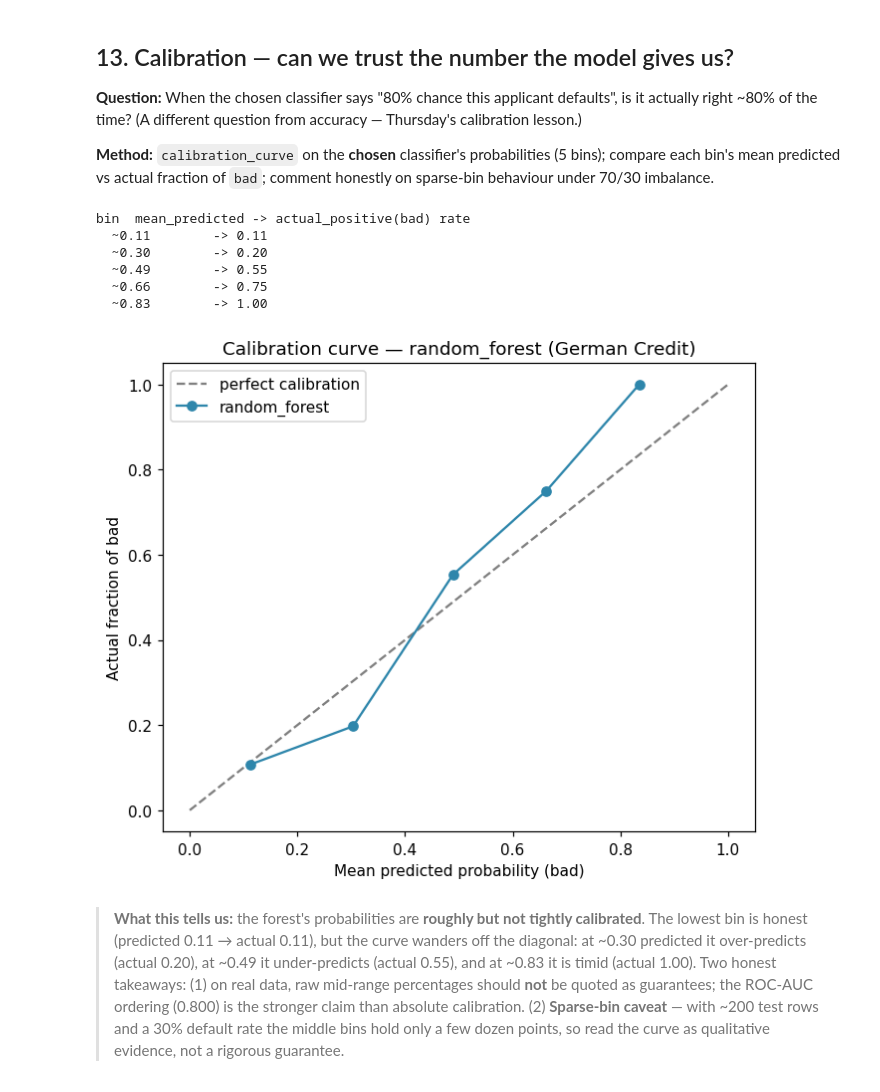
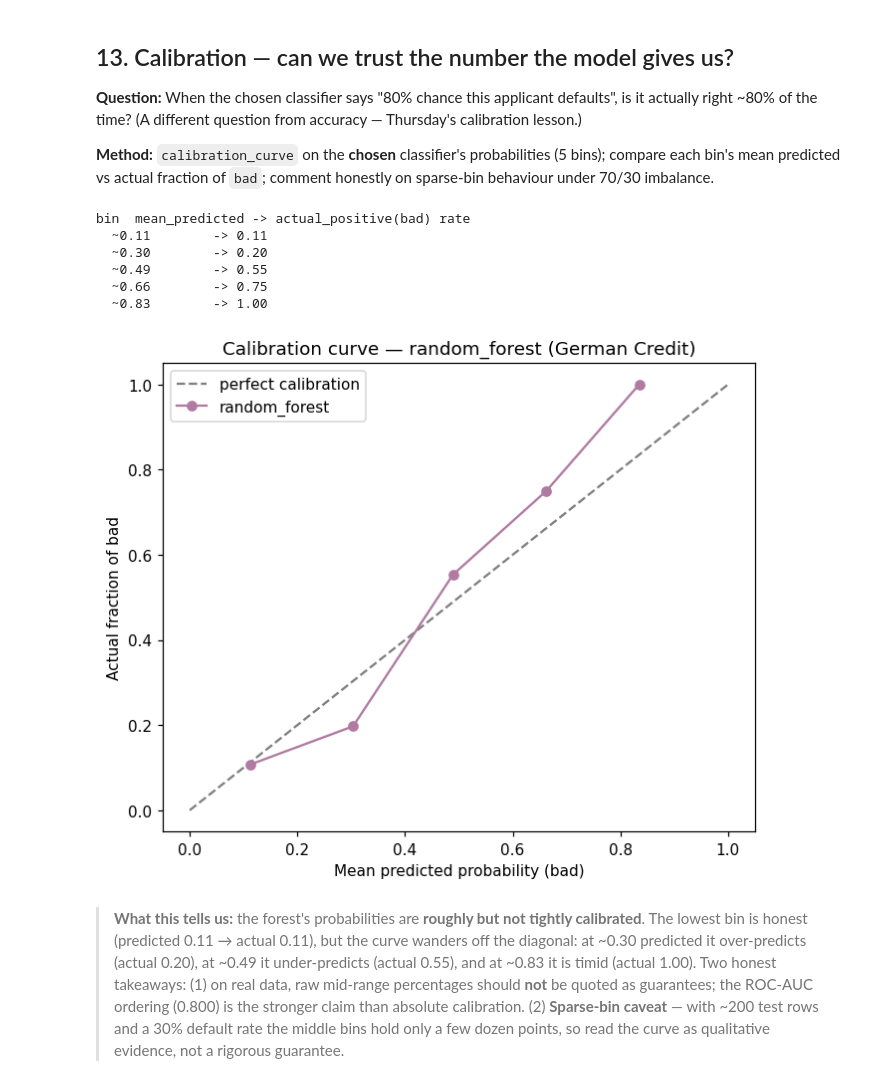
Before and after one commit to memoona-zahur/Real-Data-Practice_German-Credit-Dataset, a Jupyter notebook: german_credit_practice.ipynb, the cells around one changed output. Saved outputs shown, nothing was run; the diff lists cells and outputs as text; code cells hidden in the pictures.

```diff
--- a/german_credit_practice.ipynb
+++ b/german_credit_practice.ipynb
@@ -763,26 +763,26 @@ plt.show()
 # %%
 prob_true, prob_pred = calibration_curve(y_test, prob_chosen, n_bins=5, strategy="uniform")
 print("bin  mean_predicted -> actual_positive(bad) rate")
 for t, p in zip(prob_true, prob_pred):
     print(f"  ~{p:.2f}        -> {t:.2f}")
 
 fig, ax = plt.subplots(figsize=(6, 5), layout="constrained")
 ax.plot([0, 1], [0, 1], ls="--", color="gray", label="perfect calibration")
-ax.plot(prob_pred, prob_true, "o-", color="#2E86AB", label=choose)
+ax.plot(prob_pred, prob_true, "o-", color="#B07AA1", label=choose)
 ax.set_xlabel("Mean predicted probability (bad)")
 ax.set_ylabel("Actual fraction of bad")
 ax.set_title(f"Calibration curve — {choose} (German Credit)")
 ax.legend()
 fig.savefig("charts/chart_calibration_curve.png", dpi=150)
 plt.show()
 # %% [output]
 bin  mean_predicted -> actual_positive(bad) rate
   ~0.11        -> 0.11
   ~0.30        -> 0.20
   ~0.49        -> 0.55
   ~0.66        -> 0.75
   ~0.83        -> 1.00
-[figure, old version]
+[figure, new version]
 # %% [markdown]
 > **What this tells us:** the forest's probabilities are **roughly but not tightly calibrated**. The lowest bin is honest (predicted 0.11 → actual 0.11), but the curve wanders off the diagonal: at ~0.30 predicted it over-predicts (actual 0.20), at ~0.49 it under-predicts (actual 0.55), and at ~0.83 it is timid (actual 1.00). Two honest takeaways: (1) on real data, raw mid-range percentages should **not** be quoted as guarantees; the ROC-AUC ordering (0.800) is the stronger claim than absolute calibration. (2) **Sparse-bin caveat** — with ~200 test rows and a 30% default rate the middle bins hold only a few dozen points, so read the curve as qualitative evidence, not a rigorous guarantee.
 # %% [markdown]
```
Also changed, not shown: parts of 1 cell of this notebook, 2 other files.
